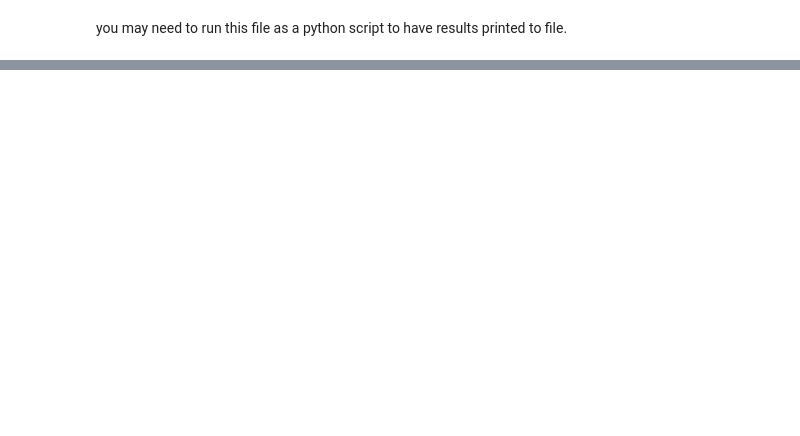
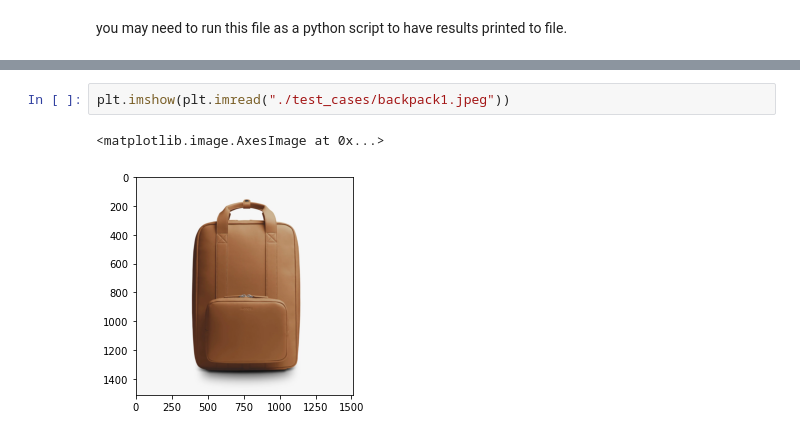
Before and after one commit to mila-aia/image_classification_simulation, a Jupyter notebook: notebooks/clustering.ipynb, the cells around one changed output, grey strips where cells are left out. Cells and saved outputs as stored; diff of their text form; blank space fills up the shorter version.

Commit message:
added test case images

```diff
--- a/notebooks/clustering.ipynb
+++ b/notebooks/clustering.ipynb
@@ -73,0 +78,5 @@ show_grid_images(target_images,target_cluster_ids,height=6,width=6,save_path='./
+# %%
+plt.imshow(plt.imread("./test_cases/backpack1.jpeg"))
+# %% [output]
+<matplotlib.image.AxesImage at 0x...>
+[figure, added]
```
Also changed, not shown: parts of 10 cells of this notebook, 4 other files.
